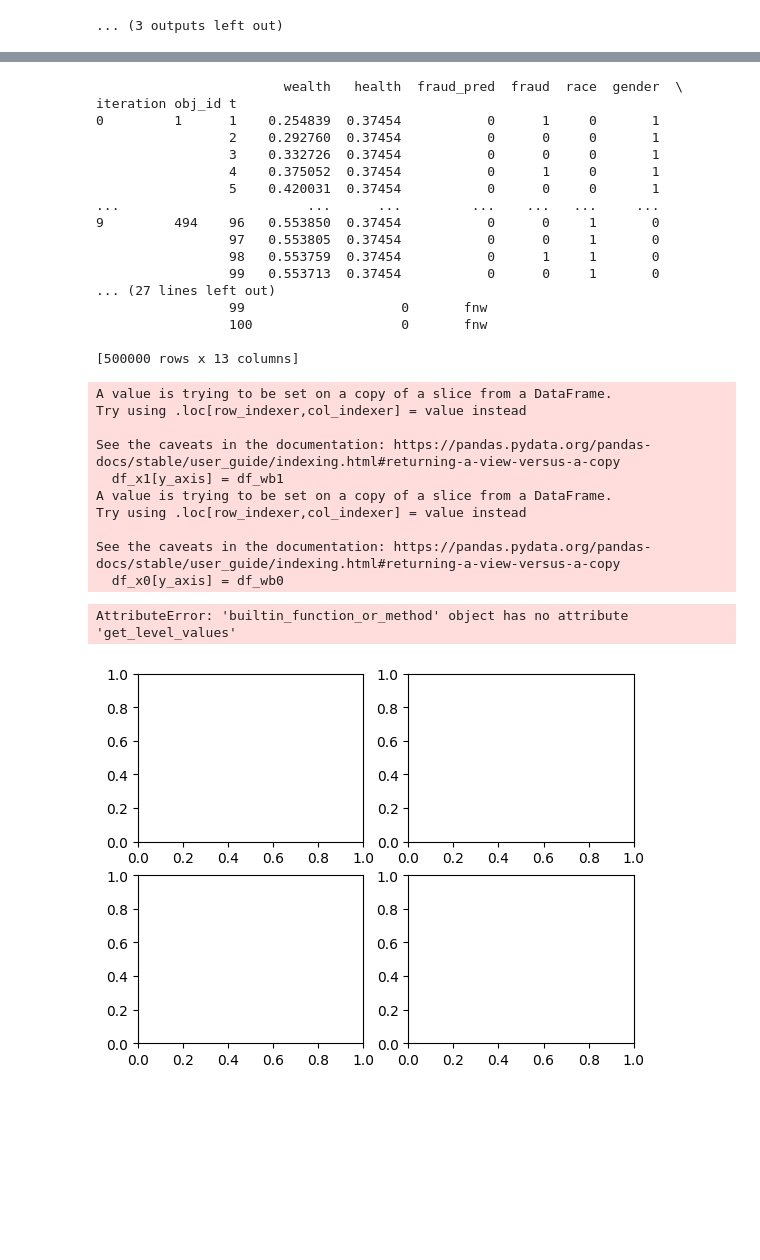
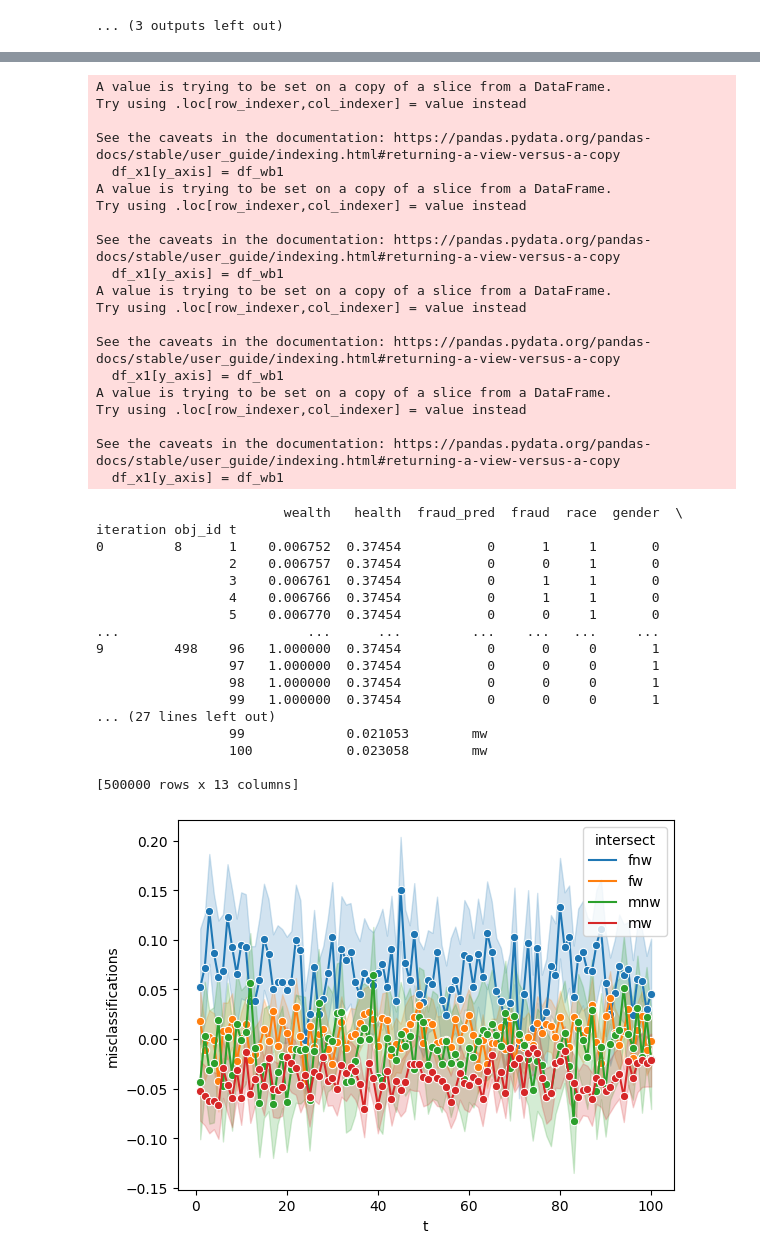
Before and after one commit to Le-Ty/abm_dm_impact, a Jupyter notebook: basic/evals/mlp_vs_clf.ipynb, the cells around one changed output, grey strips where cells are left out. Drawn from its saved outputs; the diff is of its cells as text; code cells hidden in the pictures; blank space fills up the shorter version.

```diff
--- a/basic/evals/mlp_vs_clf.ipynb
+++ b/basic/evals/mlp_vs_clf.ipynb
@@ -169,16 +171,16 @@ parameters_mlp_appeal = {
 
 # df
 # %%
-with open('data/expis/05_09/df_star_is3.pkl_appeal.pkl', "rb") as f:
+with open('data/expis/05_09/df_star_is2.pkl_appeal.pkl', "rb") as f:
     proba_appeal = pickle.load(f)
 
-with open('data/expis/05_09/df_star_is3.pkl_None.pkl', "rb") as f:
+with open('data/expis/05_09/df_star_is2.pkl_None.pkl', "rb") as f:
     proba = pickle.load(f)
 
-with open('data/expis/05_09/df_star_is2.pkl_appeal.pkl', "rb") as f:
+with open('data/expis/05_09/df_star_uni.pkl_appeal.pkl', "rb") as f:
     mlp_appeal = pickle.load(f)
 
-with open('data/expis/05_09/df_star_is2.pkl_None.pkl', "rb") as f:
+with open('data/expis/05_09/df_star_uni.pkl_None.pkl', "rb") as f:
     mlp = pickle.load(f)
 
 sns.histplot(mlp['wealth'])
@@ -453,36 +439,45 @@ viz2(data, 'fraud_pred')
 # viz2(df, df.index.get_level_values('t'), df['fraud'])
 # viz2(df, df.index.get_level_values('t'), df['fraud_pred'])
 # %%
-df_xb = delta_function('race', 'wealth' , data[2], data[3])
-print((df_xb))
-viz(df_xb, df_xb.index.get_level_values('t'), df_xb['wealth'].astype(float), df_xb['intersect'])
+df_xb = delta_function('intersect', 'misclassifications', data[0], data[2])
+print(df_xb)
+viz_utils(df_xb, df_xb.index.get_level_values('t'), df_xb['misclassifications'].astype(float), df_xb['intersect'])
 # %% [output]
-                        wealth   health  fraud_pred  fraud  race  gender  \
-iteration obj_id t
-0         1      1    0.254839  0.37454           0      1     0       1
-                 2    0.292760  0.37454           0      0     0       1
-                 3    0.332726  0.37454           0      0     0       1
-                 4    0.375052  0.37454           0      1     0       1
-                 5    0.420031  0.37454           0      0     0       1
-...                        ...      ...         ...    ...   ...     ...
-9         494    96   0.553850  0.37454           0      0     1       0
-                 97   0.553805  0.37454           0      0     1       0
-                 98   0.553759  0.37454           0      1     1       0
-                 99   0.553713  0.37454           0      0     1       0
-... (27 lines left out)
-                 99                    0       fnw
-                 100                   0       fnw
+A value is trying to be set on a copy of a slice from a DataFrame.
+Try using .loc[row_indexer,col_indexer] = value instead
 
-[500000 rows x 13 columns]
+See the caveats in the documentation: https://pandas.pydata.org/pandas-docs/stable/user_guide/indexing.html#returning-a-view-versus-a-copy
+  df_x1[y_axis] = df_wb1
+A value is trying to be set on a copy of a slice from a DataFrame.
+Try using .loc[row_indexer,col_indexer] = value instead
+
+See the caveats in the documentation: https://pandas.pydata.org/pandas-docs/stable/user_guide/indexing.html#returning-a-view-versus-a-copy
+  df_x1[y_axis] = df_wb1
+A value is trying to be set on a copy of a slice from a DataFrame.
+Try using .loc[row_indexer,col_indexer] = value instead
+
+See the caveats in the documentation: https://pandas.pydata.org/pandas-docs/stable/user_guide/indexing.html#returning-a-view-versus-a-copy
+  df_x1[y_axis] = df_wb1
+A value is trying to be set on a copy of a slice from a DataFrame.
+Try using .loc[row_indexer,col_indexer] = value instead
+
+See the caveats in the documentation: https://pandas.pydata.org/pandas-docs/stable/user_guide/indexing.html#returning-a-view-versus-a-copy
+  df_x1[y_axis] = df_wb1
-A value is trying to be set on a copy of a slice from a DataFrame.
-Try using .loc[row_indexer,col_indexer] = value instead
+                        wealth   health  fraud_pred  fraud  race  gender  \
+iteration obj_id t
+0         8      1    0.006752  0.37454           0      1     1       0
+                 2    0.006757  0.37454           0      0     1       0
+                 3    0.006761  0.37454           0      1     1       0
+                 4    0.006766  0.37454           0      1     1       0
+                 5    0.006770  0.37454           0      0     1       0
+...                        ...      ...         ...    ...   ...     ...
+9         498    96   1.000000  0.37454           0      0     0       1
+                 97   1.000000  0.37454           0      0     0       1
+                 98   1.000000  0.37454           0      0     0       1
+                 99   1.000000  0.37454           0      0     0       1
+... (27 lines left out)
+                 99             0.021053        mw
+                 100            0.023058        mw
 
-See the caveats in the documentation: https://pandas.pydata.org/pandas-docs/stable/user_guide/indexing.html#returning-a-view-versus-a-copy
-  df_x1[y_axis] = df_wb1
-A value is trying to be set on a copy of a slice from a DataFrame.
-Try using .loc[row_indexer,col_indexer] = value instead
-
-See the caveats in the documentation: https://pandas.pydata.org/pandas-docs/stable/user_guide/indexing.html#returning-a-view-versus-a-copy
-  df_x0[y_axis] = df_wb0
+[500000 rows x 13 columns]
-AttributeError: 'builtin_function_or_method' object has no attribute 'get_level_values'
-[figure, old version]
+[figure, new version]
```
Also changed, not shown: parts of 7 cells of this notebook, 1 other file.
